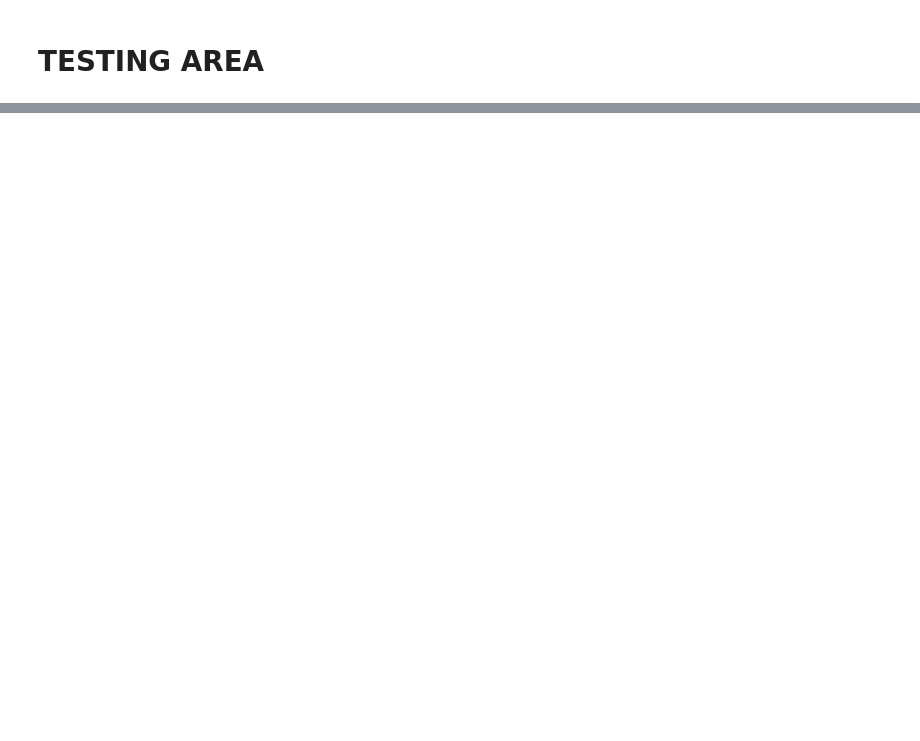
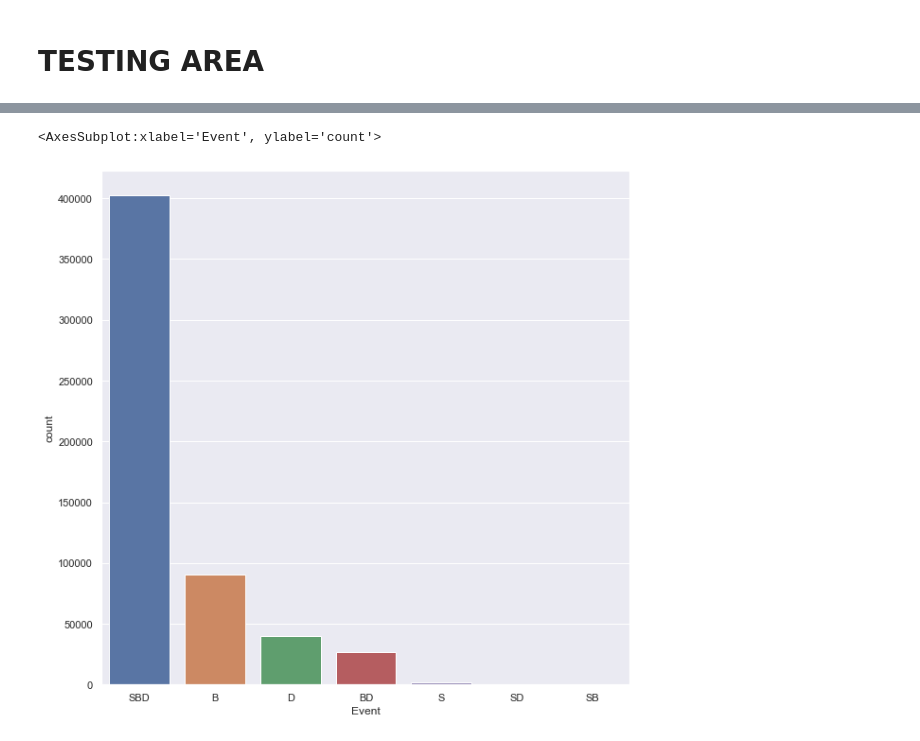
Before and after one commit to JosephAaron3/Powerlifting-Performance, a Jupyter notebook: Code/EDA/OP_EDA.ipynb, the cells around one changed output, grey strips where cells are left out. Cells and saved outputs as stored; diff of their text form; code cells hidden in the pictures; blank space fills up the shorter version.

```diff
--- a/Code/EDA/OP_EDA.ipynb
+++ b/Code/EDA/OP_EDA.ipynb
@@ -179,0 +226,7 @@ print(df[dead_attempts.isnull().any(axis = 1) & ~dead_attempts.isnull().all(axis
+# %%
+plt.figure(figsize=(10,10))
+sns.set(font_scale=1)
+sns.countplot(data = df[df['Country'].isin(['USA'])], x = 'Event')
+# %% [output]
+<AxesSubplot:xlabel='Event', ylabel='count'>
+[figure, added]
```
Also changed, not shown: parts of 22 cells of this notebook.
